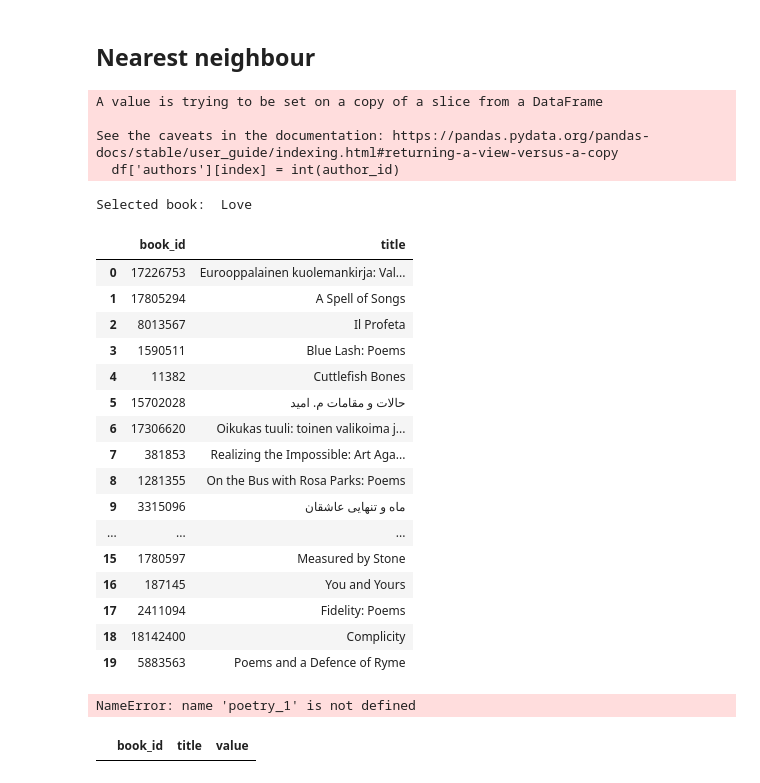
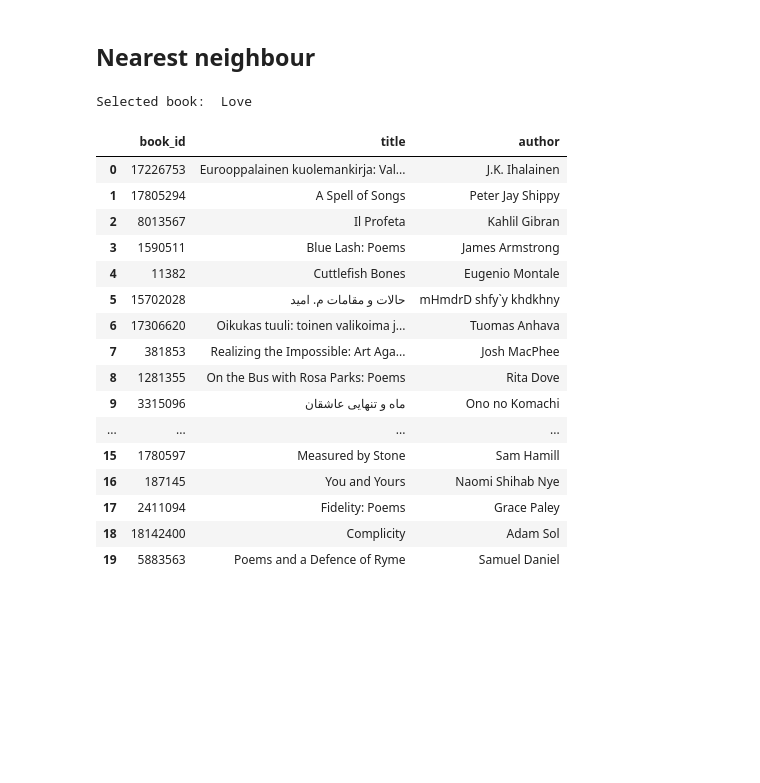
Before and after one commit to ninamamaeva/recommendation_engine, a Jupyter notebook: Untitled.ipynb, the cells around one changed output. Drawn from its saved outputs; the diff is of its cells as text; code cells hidden in the pictures; blank space fills up the shorter version.

```diff
--- a/Untitled.ipynb
+++ b/Untitled.ipynb
@@ -23,10 +24,13 @@ def file_read(genre):
 def fix_author(df):
     '''Extracts the author id from the disctionary of authors'''
     for index in df.index:
-        author_id = df['authors'][index][0]['author_id']
-        df['authors'][index] = int(author_id)
+        if len(df['authors'][index]) >=1:
+            author_id = df['authors'][index][0]['author_id']
+            df['authors'][index] = int(author_id)
 
-# add the authors names to df:
+
 def add_author_name(df, aut):
-    return df.merge(aut[['author_name','authors']], on = 'authors', how = 'left')
+    '''adds author's name to df'''
+    foo = df.merge(aut[['author_name','authors']], on = 'authors', how = 'left')
+    return foo
 # %%
@@ -435,73 +444,50 @@ My book is Dark Sons
 # %%
 from fuzzywuzzy import process
 import pickle
-
-
-poetry = file_read('poetry')
-fix_author(poetry)
-poetry = add_author_name(poetry, df_authors)
-
-poetry_reviews = poetry_rev.pivot_table(index='book_id', values='rating').fillna(0)
-mat_poetry_reviews = sparse.csr_matrix(poetry_reviews.values)
-
 
 def get_knn(book_title, data, review_data):
     model = NearestNeighbors(algorithm='brute', n_neighbors = 40)
     model.fit(review_data)
 
-    knnPickle = open('./Dataset/poetry_knn_model.pkl', 'wb')
-    pickle.dump(model, knnPickle)
-    knnPickle.close()
+    # knnPickle = open('./Dataset/poetry_knn_model.pkl', 'wb')
+    # pickle.dump(model, knnPickle)
+    # knnPickle.close()
 
     book_idx = process.extractOne(book_title, data['title'])[2]
     print('Selected book: ',data['title'][book_idx])
 
     matched_books = []
     indices = model.kneighbors(review_data[book_idx], n_neighbors=40)[1]
 
     for i in indices[0]:
         if i != book_idx:
             matched_books.append({
                 'book_id': data['book_id'][i],
                 'title': data['title'][i],
+                'author': data['author_name'][i]
             })
 
     matches_df = pd.DataFrame(matched_books)
     return matches_df
 
-recs = get_knn('nonsense', poetry, mat_poetry_reviews)
+recs = get_knn('love', poetry, mat_poetry_reviews)
 recs.head(20)
 # %% [output]
-A value is trying to be set on a copy of a slice from a DataFrame
-
-See the caveats in the documentation: https://pandas.pydata.org/pandas-docs/stable/user_guide/indexing.html#returning-a-view-versus-a-copy
-  df['authors'][index] = int(author_id)
+Selected book:  Love
-Selected book:  Love
-|  | book_id | title |
-| 0 | 17226753 | Eurooppalainen kuolemankirja: Val... |
-| 1 | 17805294 | A Spell of Songs |
-| 2 | 8013567 | Il Profeta |
-| 3 | 1590511 | Blue Lash: Poems |
-| 4 | 11382 | Cuttlefish Bones |
-| 5 | 15702028 | حالات و مقامات م. امید |
-| 6 | 17306620 | Oikukas tuuli: toinen valikoima j... |
-| 7 | 381853 | Realizing the Impossible: Art Aga... |
-| 8 | 1281355 | On the Bus with Rosa Parks: Poems |
-| 9 | 3315096 | ماه و تنهایی عاشقان |
-| ... | ... | ... |
-| 15 | 1780597 | Measured by Stone |
-| 16 | 187145 | You and Yours |
-| 17 | 2411094 | Fidelity: Poems |
-| 18 | 18142400 | Complicity |
-| 19 | 5883563 | Poems and a Defence of Ryme |
+|  | book_id | title | author |
+| 0 | 17226753 | Eurooppalainen kuolemankirja: Val... | J.K. Ihalainen |
+| 1 | 17805294 | A Spell of Songs | Peter Jay Shippy |
+| 2 | 8013567 | Il Profeta | Kahlil Gibran |
+| 3 | 1590511 | Blue Lash: Poems | James Armstrong |
+| 4 | 11382 | Cuttlefish Bones | Eugenio Montale |
+| 5 | 15702028 | حالات و مقامات م. امید | mHmdrD shfy`y khdkhny |
+| 6 | 17306620 | Oikukas tuuli: toinen valikoima j... | Tuomas Anhava |
+| 7 | 381853 | Realizing the Impossible: Art Aga... | Josh MacPhee |
+| 8 | 1281355 | On the Bus with Rosa Parks: Poems | Rita Dove |
+| 9 | 3315096 | ماه و تنهایی عاشقان | Ono no Komachi |
+| ... | ... | ... | ... |
+| 15 | 1780597 | Measured by Stone | Sam Hamill |
+| 16 | 187145 | You and Yours | Naomi Shihab Nye |
+| 17 | 2411094 | Fidelity: Poems | Grace Paley |
+| 18 | 18142400 | Complicity | Adam Sol |
+| 19 | 5883563 | Poems and a Defence of Ryme | Samuel Daniel |
-# %%
-# Commpare the similarities:
-
-similar_books = poetry_1[poetry_1['title'] == 'Dark Sons']['similar_books'].iloc[0]
-similar_books
-# %% [output]
-NameError: name 'poetry_1' is not defined
-# %%
-f[f['book_id'].isin(similar_books)]
-# %% [output]
-|  | book_id | title | value |
```
Also changed, not shown: parts of 47 cells of this notebook.
